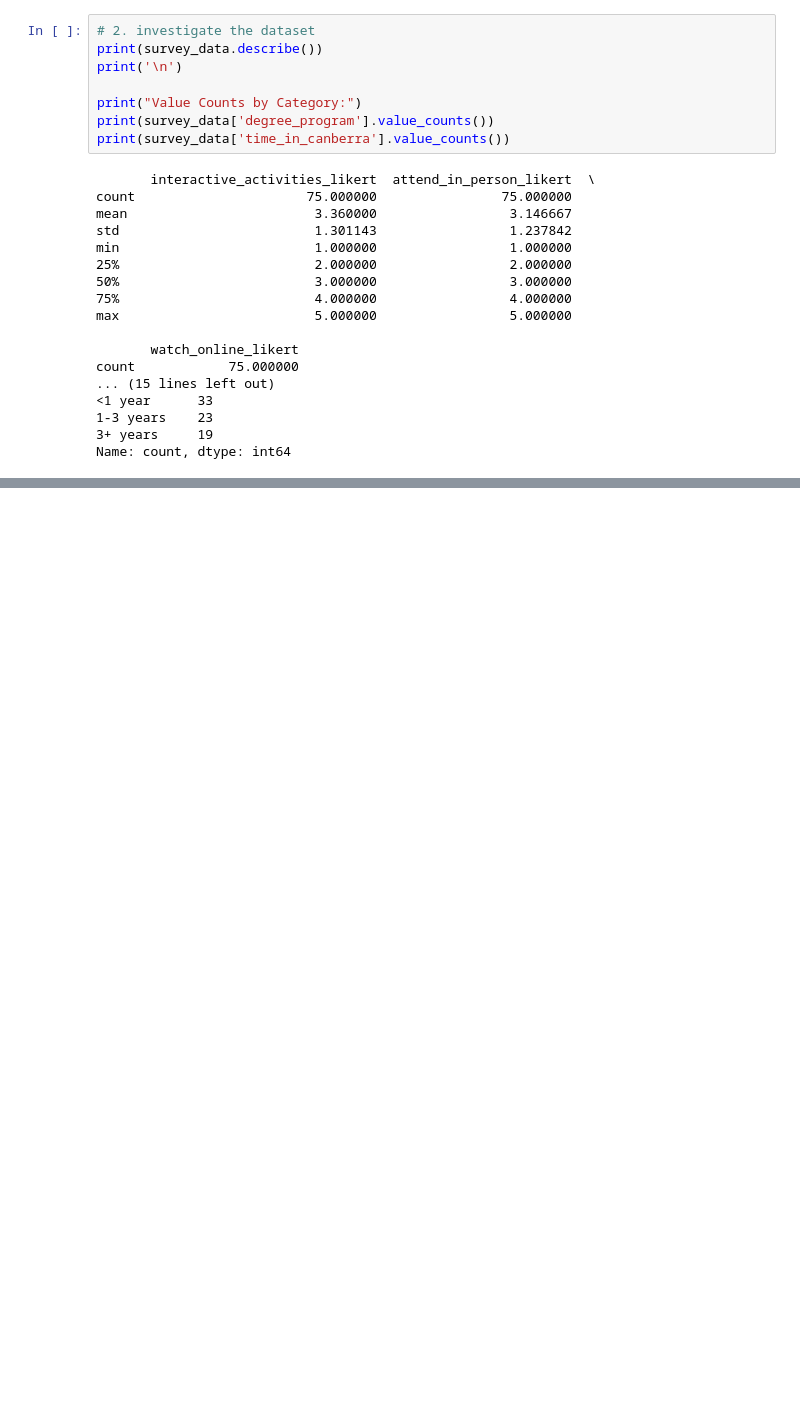
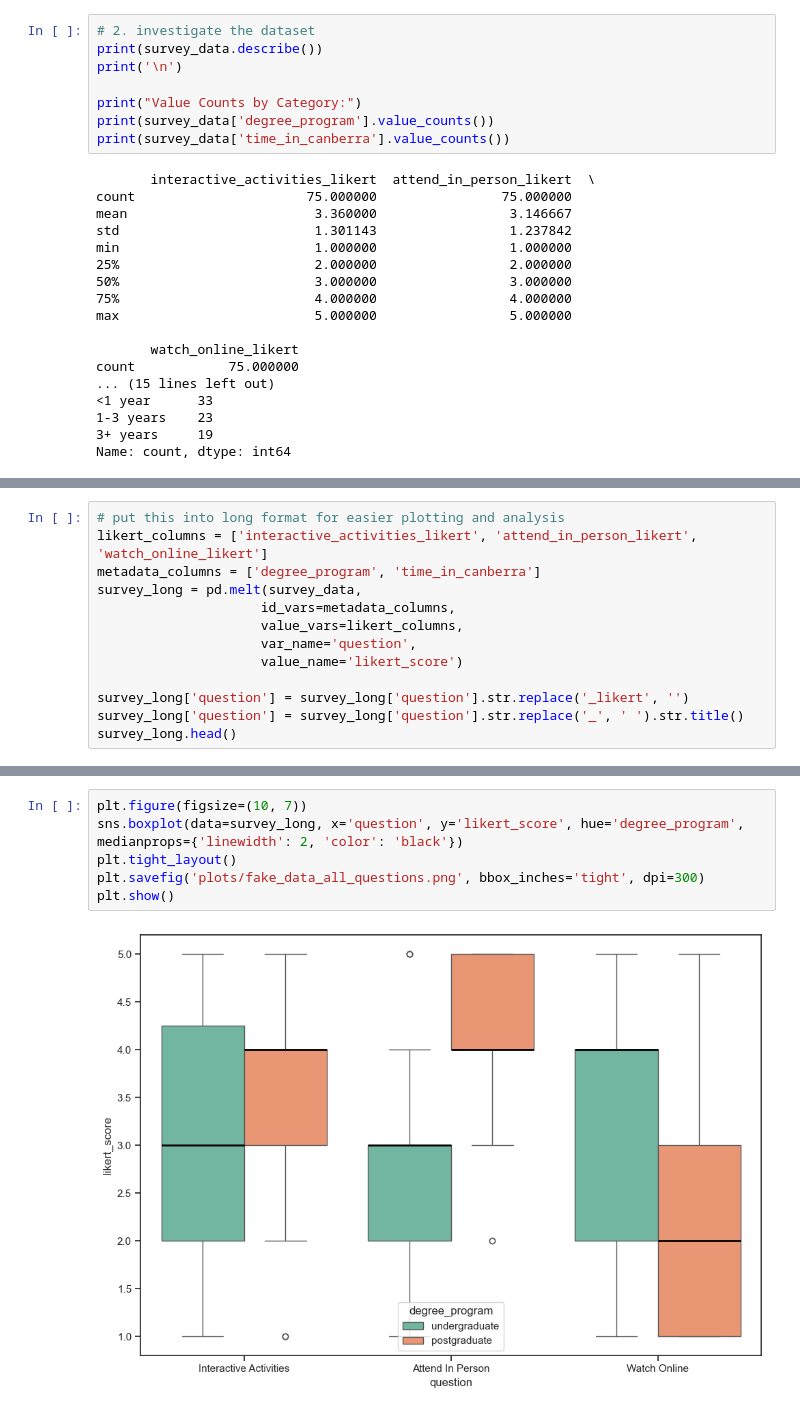
Before and after one commit to smcclab/thirty-nine-hundred-hci, a Jupyter notebook: notebooks/analyse_survey_data.ipynb, the cells around one changed output, grey strips where cells are left out. Saved outputs shown, nothing was run; the diff lists cells and outputs as text; blank space fills up the shorter version.

```diff
--- a/notebooks/analyse_survey_data.ipynb
+++ b/notebooks/analyse_survey_data.ipynb
@@ -107,3 +123,16 @@ time_in_canberra  1-3 years  3+ years  <1 year
 degree_program
 postgraduate              7         6       14
 undergraduate            16        13       19
+# %%
+# put this into long format for easier plotting and analysis
+likert_columns = ['interactive_activities_likert', 'attend_in_person_likert', 'watch_online_likert']
+metadata_columns = ['degree_program', 'time_in_canberra']
+survey_long = pd.melt(survey_data,
+                     id_vars=metadata_columns,
+                     value_vars=likert_columns,
+                     var_name='question',
+                     value_name='likert_score')
+
+survey_long['question'] = survey_long['question'].str.replace('_likert', '')
+survey_long['question'] = survey_long['question'].str.replace('_', ' ').str.title()
+survey_long.head()
@@ -109,0 +146,8 @@ undergraduate            16        13       19
+# %%
+plt.figure(figsize=(10, 7))
+sns.boxplot(data=survey_long, x='question', y='likert_score', hue='degree_program', medianprops={'linewidth': 2, 'color': 'black'})
+plt.tight_layout()
+plt.savefig('plots/fake_data_all_questions.png', bbox_inches='tight', dpi=300)
+plt.show()
+# %% [output]
+[figure, added]
```
Also changed, not shown: parts of 13 cells of this notebook, 11 other files.
